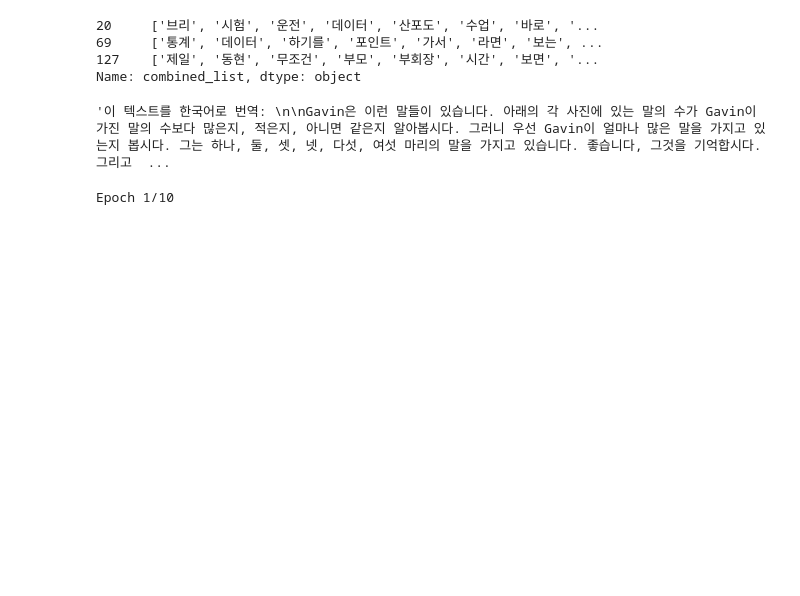
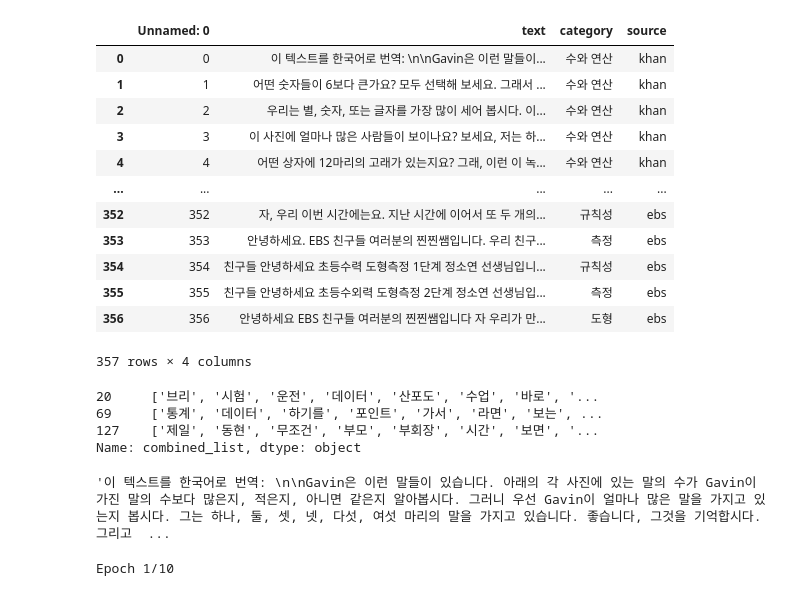
Before and after one commit to oxorudo/Chunjae_Bigdata_9th, a Jupyter notebook: 9.4~9.23/STT_summary_project/model_factory.ipynb, the cells around one changed output. Saved outputs shown, nothing was run; the diff lists cells and outputs as text; code cells hidden in the pictures; blank space fills up the shorter version.

```diff
--- a/9.4~9.23/STT_summary_project/model_factory.ipynb
+++ b/9.4~9.23/STT_summary_project/model_factory.ipynb
@@ -45,7 +45,23 @@ labels_dic = {
 # %%
 import pandas as pd
 
-df = pd.read_csv('./final.csv')
+df = pd.read_csv('./final_df.csv')
+# %%
+df
+# %% [output]
+|  | Unnamed: 0 | text | category | source |
+| 0 | 0 | 이 텍스트를 한국어로 번역: \n\nGavin은 이런 말들이... | 수와 연산 | khan |
+| 1 | 1 | 어떤 숫자들이 6보다 큰가요? 모두 선택해 보세요. 그래서 ... | 수와 연산 | khan |
+| 2 | 2 | 우리는 별, 숫자, 또는 글자를 가장 많이 세어 봅시다. 이... | 수와 연산 | khan |
+| 3 | 3 | 이 사진에 얼마나 많은 사람들이 보이나요? 보세요, 저는 하... | 수와 연산 | khan |
+| 4 | 4 | 어떤 상자에 12마리의 고래가 있는지요? 그래, 이런 이 녹... | 수와 연산 | khan |
+| ... | ... | ... | ... | ... |
+| 352 | 352 | 자, 우리 이번 시간에는요. 지난 시간에 이어서 또 두 개의... | 규칙성 | ebs |
+| 353 | 353 | 안녕하세요. EBS 친구들 여러분의 찐찐쌤입니다. 우리 친구... | 측정 | ebs |
+| 354 | 354 | 친구들 안녕하세요 초등수력 도형측정 1단계 정소연 선생님입니... | 규칙성 | ebs |
+| 355 | 355 | 친구들 안녕하세요 초등수외력 도형측정 2단계 정소연 선생님입... | 측정 | ebs |
+| 356 | 356 | 안녕하세요 EBS 친구들 여러분의 찐찐쌤입니다 자 우리가 만... | 도형 | ebs |
+357 rows × 4 columns
 # %%
 df.loc[df['category'] == '확률과 통계', 'combined_list']
 # %% [output]
```
Also changed, not shown: parts of 4 cells of this notebook, 32 other files.
